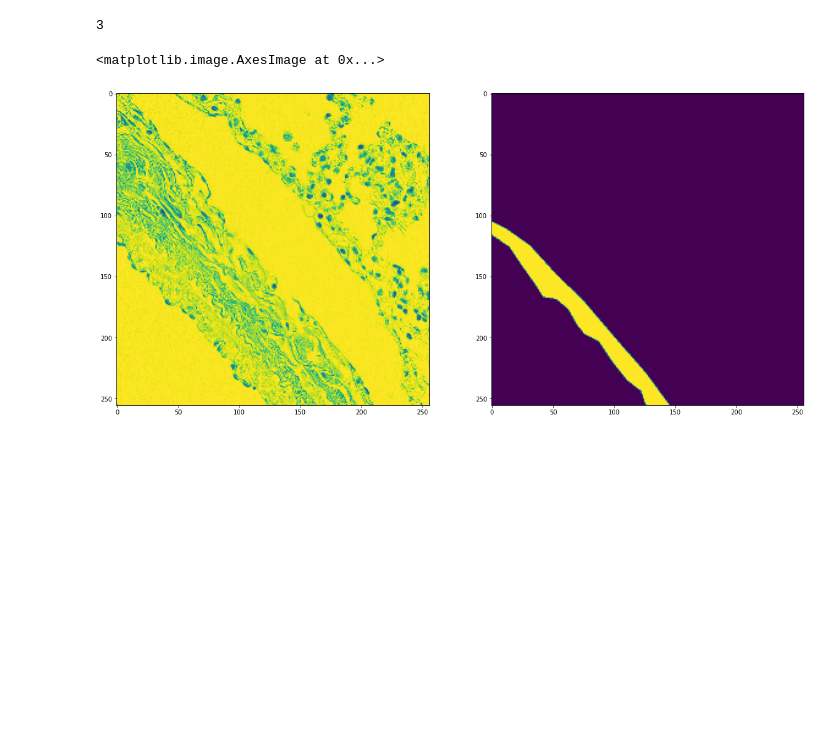
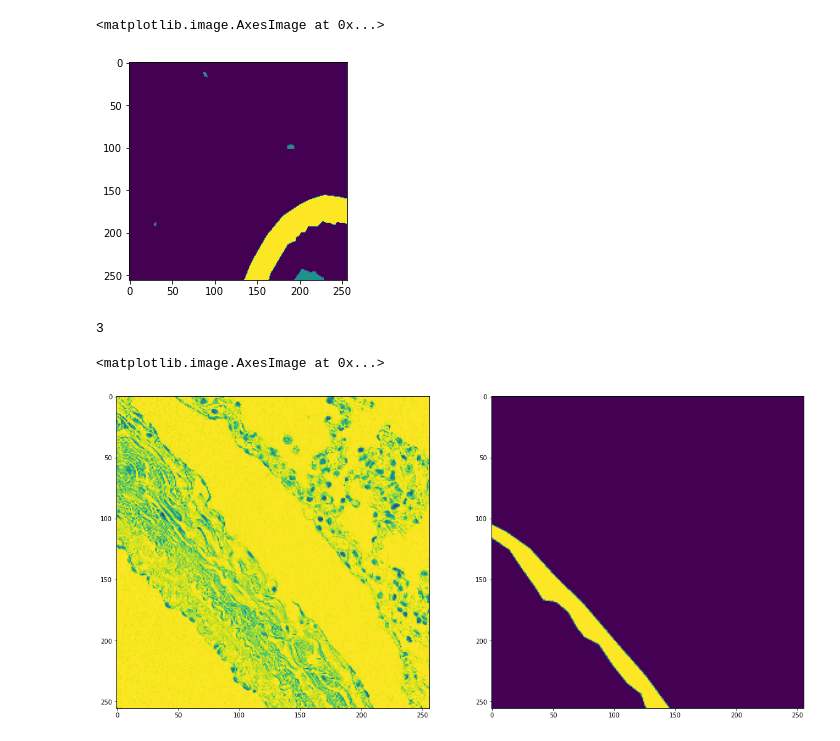
Before and after one commit to sriram98v/histology_segmentation, a Jupyter notebook: Dataset.ipynb, the cells around one changed output. Saved outputs shown, nothing was run; the diff lists cells and outputs as text; code cells hidden in the pictures; blank space fills up the shorter version.

```diff
--- a/Dataset.ipynb
+++ b/Dataset.ipynb
@@ -25,3 +25,8 @@ axs[1].imshow(mask[-1])
+# %%
+plt.imshow()
+# %% [output]
+<matplotlib.image.AxesImage at 0x...>
+[figure, added]
 # %%
 class Rotate2(object):
     """Randomly rotate a batch by some multiple of 90 degrees"""
```
Also changed, not shown: parts of 1 cell of this notebook, 7 other files.
